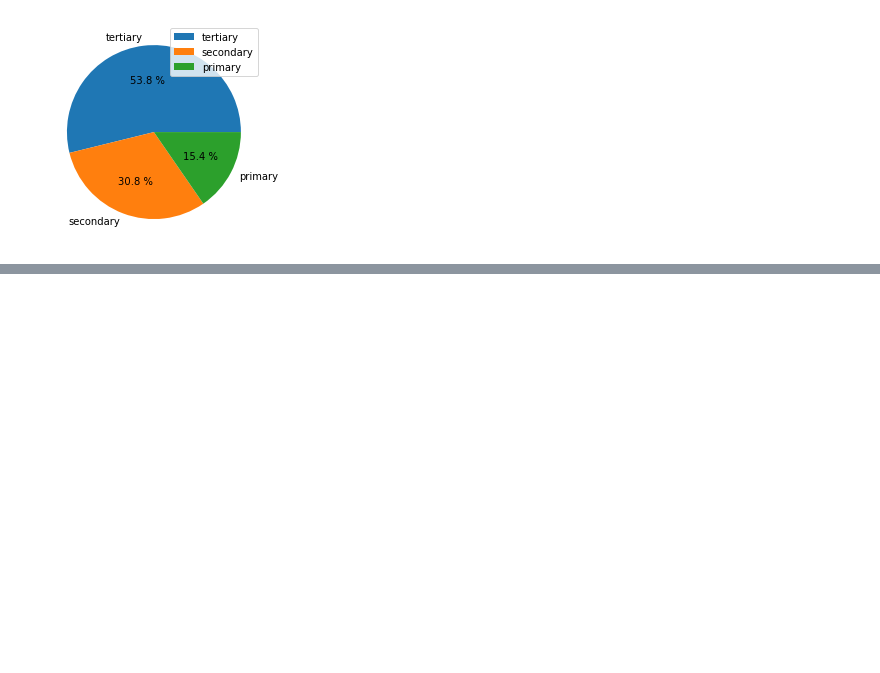
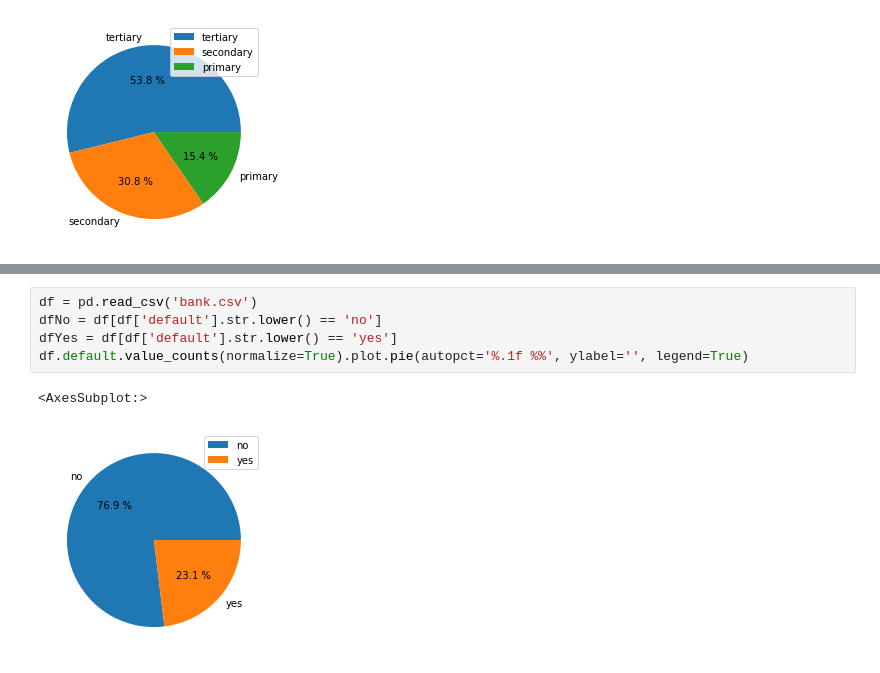
Before and after one commit to Himanshu7011/MiniProJect_NumPY_Pandas, a Jupyter notebook: Mini_P.ipynb, the cells around one changed output, grey strips where cells are left out. Drawn from its saved outputs; the diff is of its cells as text; blank space fills up the shorter version.

```diff
--- a/Mini_P.ipynb
+++ b/Mini_P.ipynb
@@ -219,0 +223,8 @@ df.pivot_table(index='job', values='balance', aggfunc=max)
+# %%
+df = pd.read_csv('bank.csv')
+dfNo = df[df['default'].str.lower() == 'no']
+dfYes = df[df['default'].str.lower() == 'yes']
+df.default.value_counts(normalize=True).plot.pie(autopct='%.1f %%', ylabel='', legend=True)
+# %% [output]
+<AxesSubplot:>
+[figure, added]
```
Also changed, not shown: parts of 19 cells of this notebook.
